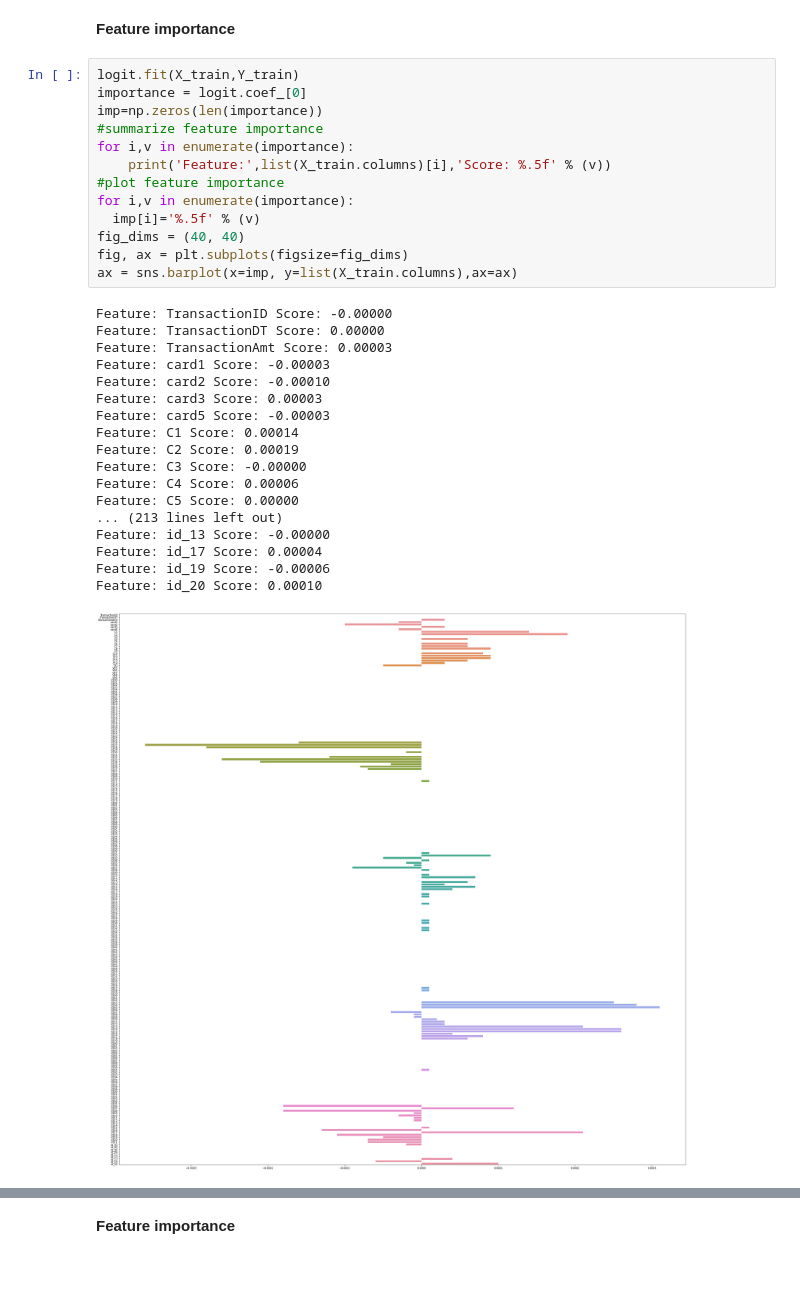
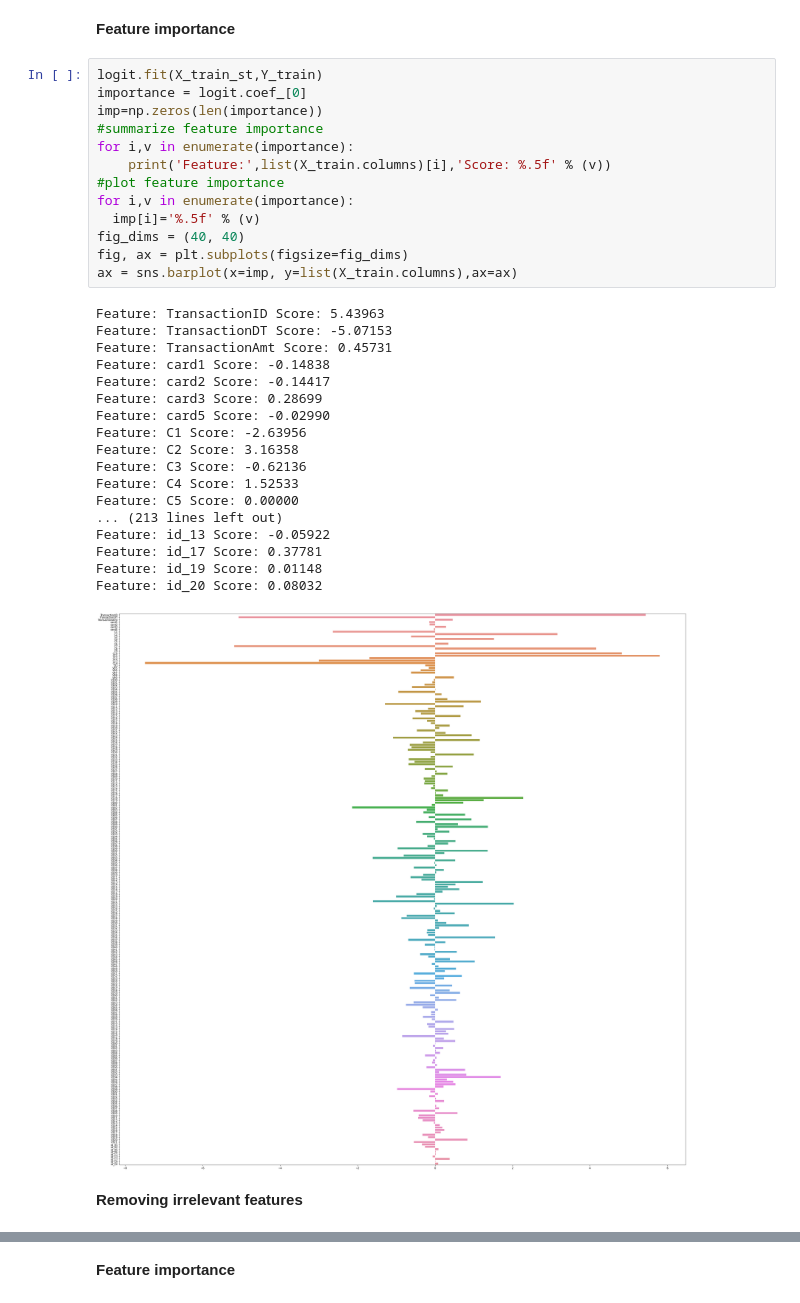
Before and after one commit to trodrigue1304/Fraud_detection_algorithm, a Jupyter notebook: source.ipynb, the cells around one changed output, grey strips where cells are left out. Saved outputs shown, nothing was run; the diff lists cells and outputs as text; blank space fills up the shorter version.

Commit message:
implémentations des scores des features

```diff
--- a/source.ipynb
+++ b/source.ipynb
@@ -532,34 +532,36 @@ cv_scores.mean()
 # %% [markdown]
 **Feature importance**
 # %%
-logit.fit(X_train,Y_train)
+logit.fit(X_train_st,Y_train)
 importance = logit.coef_[0]
 imp=np.zeros(len(importance))
 #summarize feature importance
 for i,v in enumerate(importance):
 	print('Feature:',list(X_train.columns)[i],'Score: %.5f' % (v))
 #plot feature importance
 for i,v in enumerate(importance):
   imp[i]='%.5f' % (v)
 fig_dims = (40, 40)
 fig, ax = plt.subplots(figsize=fig_dims)
 ax = sns.barplot(x=imp, y=list(X_train.columns),ax=ax)
 # %% [output]
-Feature: TransactionID Score: -0.00000
-Feature: TransactionDT Score: 0.00000
-Feature: TransactionAmt Score: 0.00003
-Feature: card1 Score: -0.00003
-Feature: card2 Score: -0.00010
-Feature: card3 Score: 0.00003
-Feature: card5 Score: -0.00003
-Feature: C1 Score: 0.00014
-Feature: C2 Score: 0.00019
-Feature: C3 Score: -0.00000
-Feature: C4 Score: 0.00006
+Feature: TransactionID Score: 5.43963
+Feature: TransactionDT Score: -5.07153
+Feature: TransactionAmt Score: 0.45731
+Feature: card1 Score: -0.14838
+Feature: card2 Score: -0.14417
+Feature: card3 Score: 0.28699
+Feature: card5 Score: -0.02990
+Feature: C1 Score: -2.63956
+Feature: C2 Score: 3.16358
+Feature: C3 Score: -0.62136
+Feature: C4 Score: 1.52533
 Feature: C5 Score: 0.00000
 ... (213 lines left out)
-Feature: id_13 Score: -0.00000
-Feature: id_17 Score: 0.00004
-Feature: id_19 Score: -0.00006
-Feature: id_20 Score: 0.00010
+Feature: id_13 Score: -0.05922
+Feature: id_17 Score: 0.37781
+Feature: id_19 Score: 0.01148
+Feature: id_20 Score: 0.08032
-[figure, old version]
+[figure, new version]
+# %% [markdown]
+**Removing irrelevant features**
```
Also changed, not shown: parts of 6 cells of this notebook.
